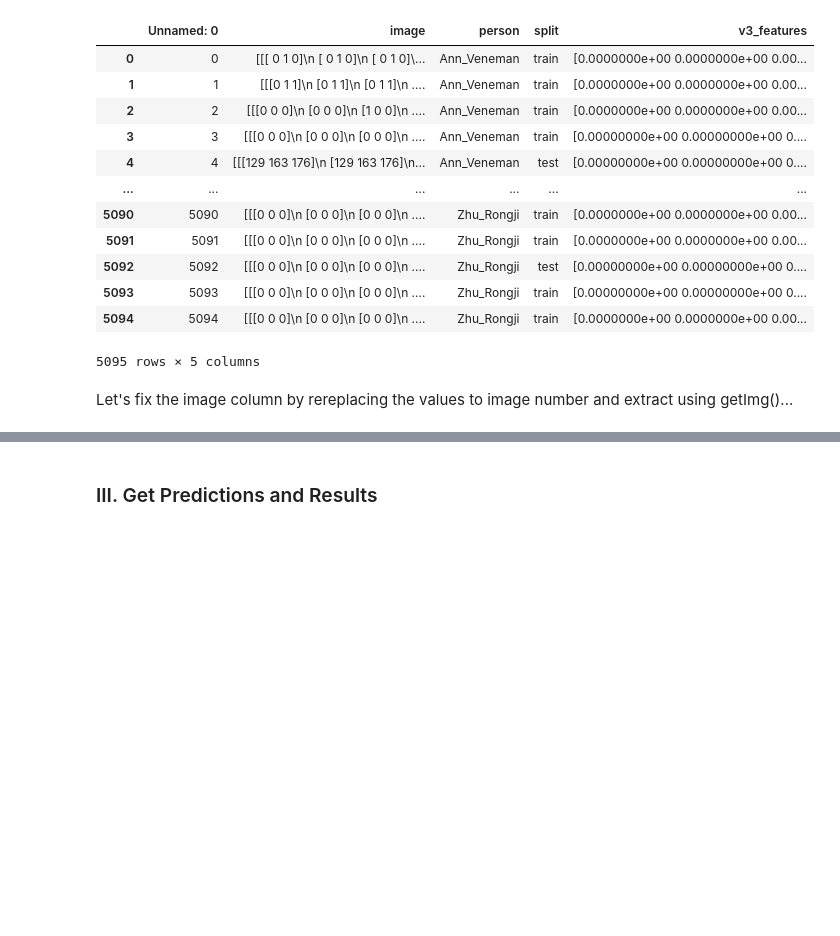
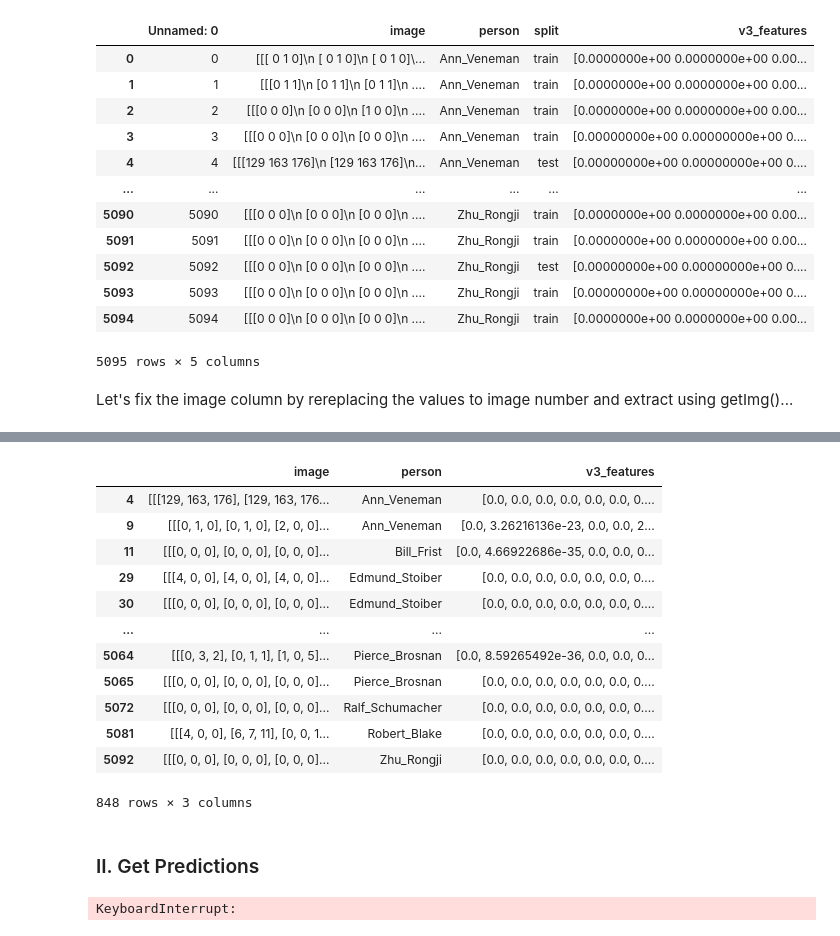
Before and after one commit to Dark-eXe/dsci565-face-authentication, a Jupyter notebook: src/Face_Recognition_KNN.ipynb, the cells around one changed output, grey strips where cells are left out. Drawn from its saved outputs; the diff is of its cells as text; code cells hidden in the pictures; blank space fills up the shorter version.

```diff
--- a/src/Face_Recognition_KNN.ipynb
+++ b/src/Face_Recognition_KNN.ipynb
@@ -61,2 +94,18 @@ dataset["v3_features"] = fix_feature_column(dataset, "v3_features")
+# %%
+dataset_test
+# %% [output]
+|  | image | person | v3_features |
+| 4 | [[[129, 163, 176], [129, 163, 176... | Ann_Veneman | [0.0, 0.0, 0.0, 0.0, 0.0, 0.0, 0.... |
+| 9 | [[[0, 1, 0], [0, 1, 0], [2, 0, 0]... | Ann_Veneman | [0.0, 3.26216136e-23, 0.0, 0.0, 2... |
+| 11 | [[[0, 0, 0], [0, 0, 0], [0, 0, 0]... | Bill_Frist | [0.0, 4.66922686e-35, 0.0, 0.0, 0... |
+| 29 | [[[4, 0, 0], [4, 0, 0], [4, 0, 0]... | Edmund_Stoiber | [0.0, 0.0, 0.0, 0.0, 0.0, 0.0, 0.... |
+| 30 | [[[0, 0, 0], [0, 0, 0], [0, 0, 0]... | Edmund_Stoiber | [0.0, 0.0, 0.0, 0.0, 0.0, 0.0, 0.... |
+| ... | ... | ... | ... |
+| 5064 | [[[0, 3, 2], [0, 1, 1], [1, 0, 5]... | Pierce_Brosnan | [0.0, 8.59265492e-36, 0.0, 0.0, 0... |
+| 5065 | [[[0, 0, 0], [0, 0, 0], [0, 0, 0]... | Pierce_Brosnan | [0.0, 0.0, 0.0, 0.0, 0.0, 0.0, 0.... |
+| 5072 | [[[0, 0, 0], [0, 0, 0], [0, 0, 0]... | Ralf_Schumacher | [0.0, 0.0, 0.0, 0.0, 0.0, 0.0, 0.... |
+| 5081 | [[[4, 0, 0], [6, 7, 11], [0, 0, 1... | Robert_Blake | [0.0, 0.0, 0.0, 0.0, 0.0, 0.0, 0.... |
+| 5092 | [[[0, 0, 0], [0, 0, 0], [0, 0, 0]... | Zhu_Rongji | [0.0, 0.0, 0.0, 0.0, 0.0, 0.0, 0.... |
+848 rows × 3 columns
 # %% [markdown]
-### III. Get Predictions and Results
+### II. Get Predictions
@@ -62,0 +124,22 @@ dataset["v3_features"] = fix_feature_column(dataset, "v3_features")
+# %%
+preds = []
+for _ , entry_test in dataset_test.iterrows():
+    tr = dataset_train.copy(deep=True).drop('v3_features', axis=1)
+    dists = []
+
+    for __ , entry_train in tr.iterrows():
+        dist = deep_dist(models[0], entry_test.image, entry_train.image)
+        if dist != "None":
+            dist = dist["distance"]
+        dists.append(dist)
+
+    tr["dists"] = dists
+    tr = tr[tr.dists != "None"]
+    top_k = tr.sort_values(by=['dists']).head(k).person.values
+    pred = Counter(top_k).most_common(1)[0][0]
+    print(pred)
+    break
+    preds.append(pred)
+#dataset_test["preds"] = csim_pred
+# %% [output]
+KeyboardInterrupt:
```
Also changed, not shown: parts of 15 cells of this notebook.
